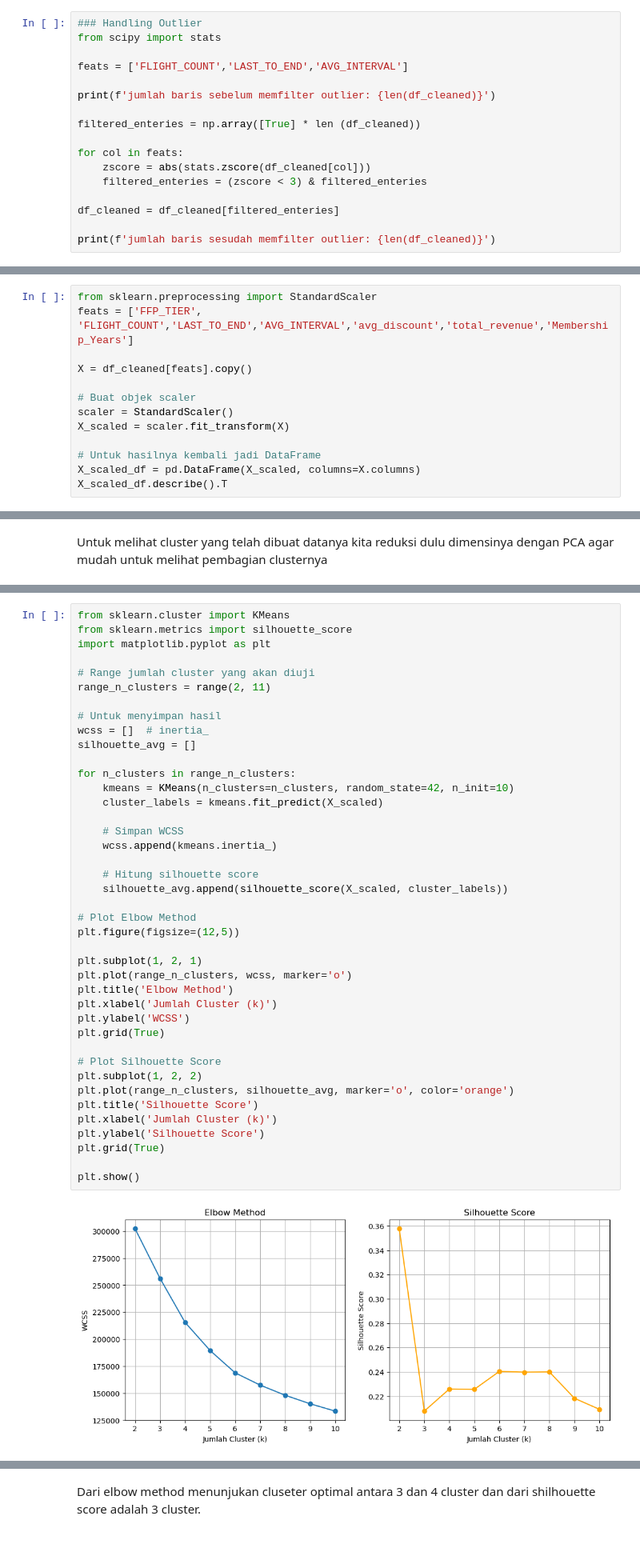
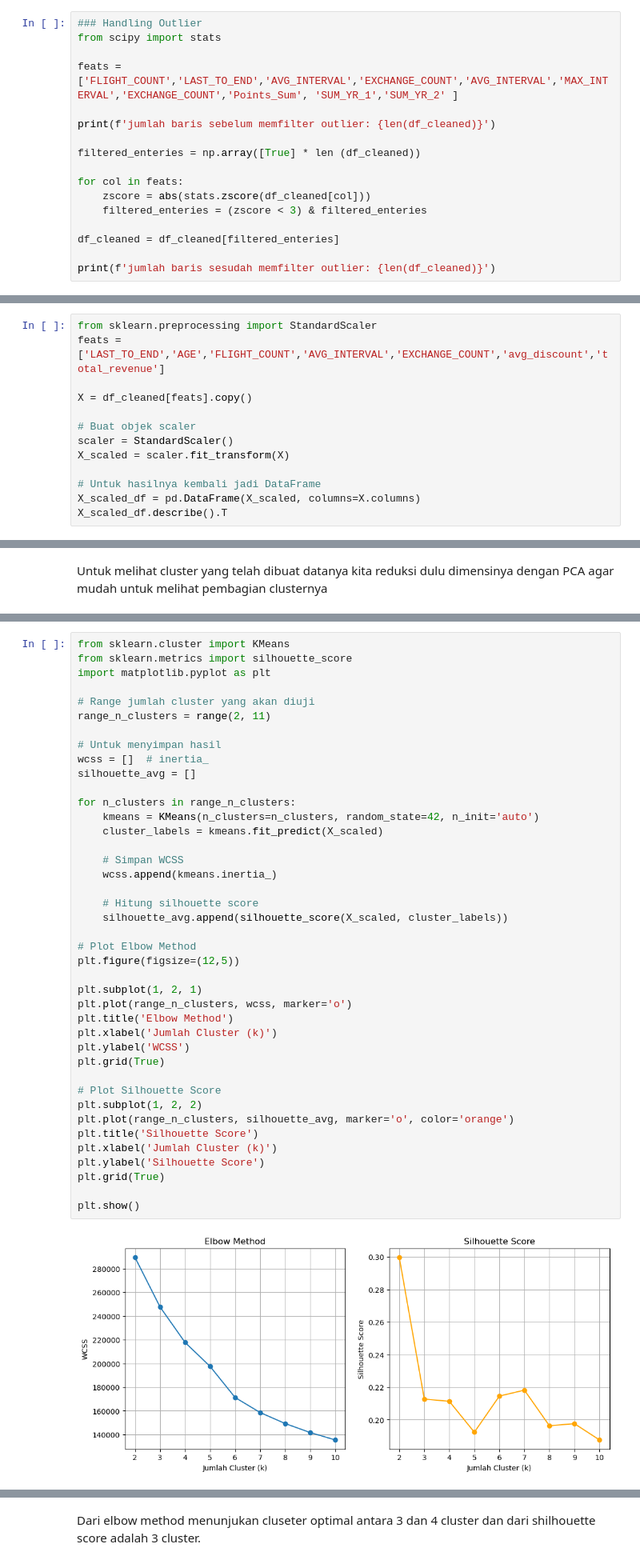
Before and after one commit to agirahmawandi/hw_unsupervised_learning, a Jupyter notebook: Agi_rahmawandi_batch57_Unsupervised_Learning.ipynb, the cells around one changed output, grey strips where cells are left out. Shown at 80% size. Cells and saved outputs as stored; diff of their text form.

```diff
--- a/Agi_rahmawandi_batch57_Unsupervised_Learning.ipynb
+++ b/Agi_rahmawandi_batch57_Unsupervised_Learning.ipynb
@@ -434,7 +429,7 @@ df_cleaned.shape
 ### Handling Outlier
 from scipy import stats
 
-feats = ['FLIGHT_COUNT','LAST_TO_END','AVG_INTERVAL']
+feats = ['FLIGHT_COUNT','LAST_TO_END','AVG_INTERVAL','EXCHANGE_COUNT','AVG_INTERVAL','MAX_INTERVAL','EXCHANGE_COUNT','Points_Sum', 'SUM_YR_1','SUM_YR_2' ]
 
 print(f'jumlah baris sebelum memfilter outlier: {len(df_cleaned)}')
 
@@ -509,7 +504,7 @@ Memilih 9 Feature  : <br>
 ## Standardization
 # %%
 from sklearn.preprocessing import StandardScaler
-feats = ['FFP_TIER', 'FLIGHT_COUNT','LAST_TO_END','AVG_INTERVAL','avg_discount','total_revenue','Membership_Years']
+feats = ['LAST_TO_END','AGE','FLIGHT_COUNT','AVG_INTERVAL','EXCHANGE_COUNT','avg_discount','total_revenue']
 
 X = df_cleaned[feats].copy()
 
@@ -604,36 +599,36 @@ wcss = []  # inertia_
 silhouette_avg = []
 
 for n_clusters in range_n_clusters:
-    kmeans = KMeans(n_clusters=n_clusters, random_state=42, n_init=10)
+    kmeans = KMeans(n_clusters=n_clusters, random_state=42, n_init='auto')
     cluster_labels = kmeans.fit_predict(X_scaled)
 
     # Simpan WCSS
     wcss.append(kmeans.inertia_)
 
     # Hitung silhouette score
     silhouette_avg.append(silhouette_score(X_scaled, cluster_labels))
 
 # Plot Elbow Method
 plt.figure(figsize=(12,5))
 
 plt.subplot(1, 2, 1)
 plt.plot(range_n_clusters, wcss, marker='o')
 plt.title('Elbow Method')
 plt.xlabel('Jumlah Cluster (k)')
 plt.ylabel('WCSS')
 plt.grid(True)
 
 # Plot Silhouette Score
 plt.subplot(1, 2, 2)
 plt.plot(range_n_clusters, silhouette_avg, marker='o', color='orange')
 plt.title('Silhouette Score')
 plt.xlabel('Jumlah Cluster (k)')
 plt.ylabel('Silhouette Score')
 plt.grid(True)
 
 plt.show()
 # %% [output]
-[figure, old version]
+[figure, new version]
 # %%
 df_evaluasi = pd.DataFrame({
     'k': list(range_n_clusters),
```
Also changed, not shown: parts of 22 cells of this notebook.
